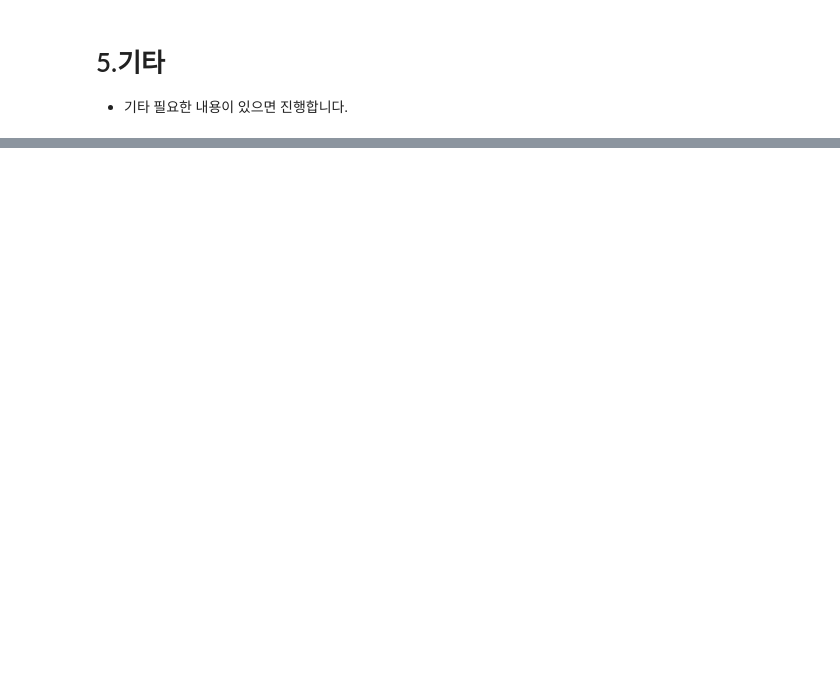
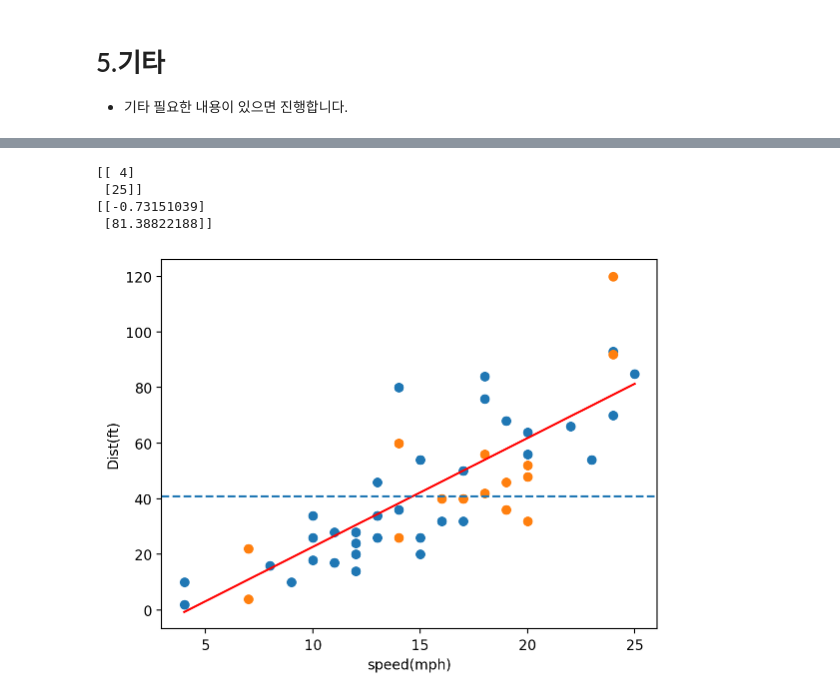
Before and after one commit to Lucky-SeoYounghyun/kt_aivle, a Jupyter notebook: ML/2024.09.26/배우기/ML03_01_선형회귀(Cars).ipynb, the cells around one changed output, grey strips where cells are left out. Cells and saved outputs as stored; diff of their text form; code cells hidden in the pictures; blank space fills up the shorter version.

```diff
--- a/ML/2024.09.26/배우기/ML03_01_선형회귀(Cars).ipynb
+++ b/ML/2024.09.26/배우기/ML03_01_선형회귀(Cars).ipynb
@@ -89,4 +121,6 @@ x_train, x_test, y_train, y_test = train_test_split(x, y, test_size=0.3, random_
 # %%
 # 2단계: 선언하기
+model = LinearRegression()
 # %%
 # 3단계: 학습하기
+model.fit(x_train, y_train)
@@ -111,0 +163,23 @@ plt.show()
+# %%
+# dist = a * speed + b // y값
+a = model.coef_
+b = model.intercept_
+speed = np.array([x_train.min(), x_train.max()])
+dist = a * speed + b
+print(speed)
+print(dist)
+# %% [output]
+[[ 4]
+ [25]]
+[[-0.73151039]
+ [81.38822188]]
+# %%
+plt.scatter(x=x_train['speed'], y=y_train) # 학습 데이터
+plt.scatter(x=x_test['speed'], y=y_test)   # 평가 데이터
+plt.plot(speed, dist, color = 'r')
+plt.axhline(y_train.mean(), linestyle = '--')
+plt.xlabel('speed(mph)')
+plt.ylabel('Dist(ft)')
+plt.show()
+# %% [output]
+[figure, added]
```
Also changed, not shown: parts of 15 cells of this notebook, 11 other files.
